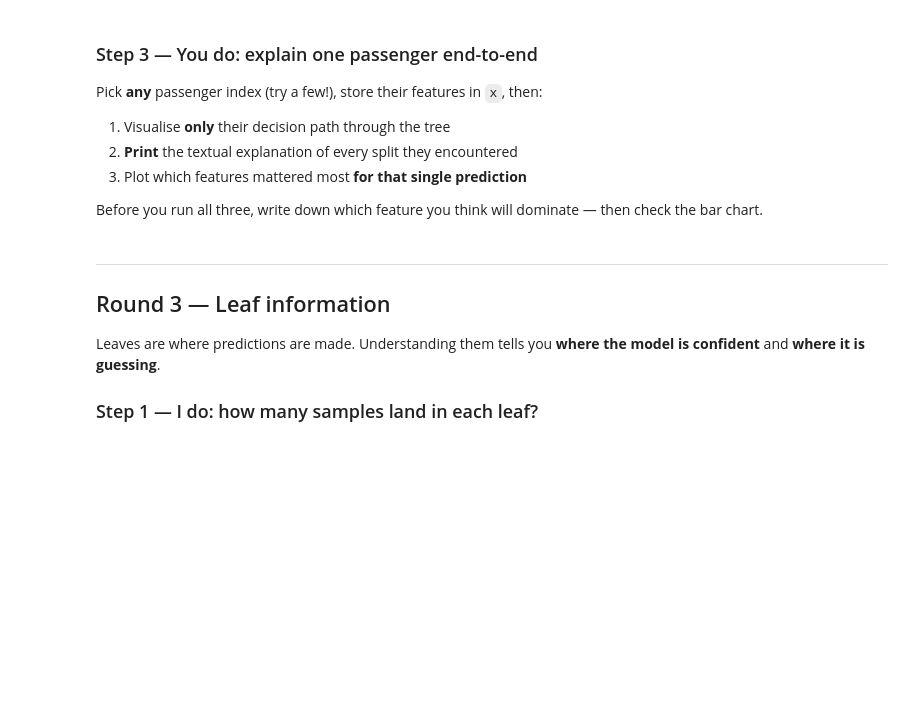
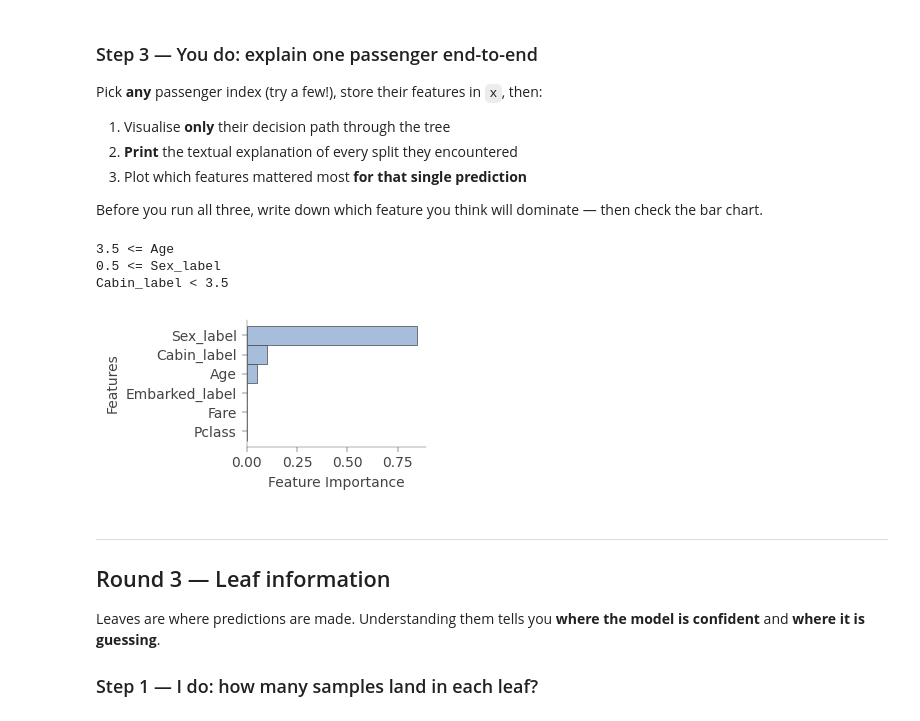
Before and after one commit to HassanAlgoz/AAI, a Jupyter notebook: courses/Machine_Learning/exercises/14/dtree_viz_solution.ipynb, the cells around one changed output. Cells and saved outputs as stored; diff of their text form; code cells hidden in the pictures; blank space fills up the shorter version.

Commit message:
ML: ensure dtreeviz exercise works. also updated M4 index: Decision Trees and Ensembles.

```diff
--- a/courses/Machine_Learning/exercises/14/dtree_viz_solution.ipynb
+++ b/courses/Machine_Learning/exercises/14/dtree_viz_solution.ipynb
@@ -46,6 +49,10 @@ from sklearn.tree import DecisionTreeClassifier
 import dtreeviz
 
 RANDOM_STATE = 1234  # reproducible trees
+
+# "DejaVu Sans" ships with Matplotlib, so dtreeviz text renders on any OS + Colab
+# (the dtreeviz default "Arial" is missing on stock Linux/Colab).
+FONTNAME = "DejaVu Sans"
 # %% [markdown]
 ### Load and prepare the Titanic data
 
@@ -181,22 +213,30 @@ Pick **any** passenger index (try a few!), store their features in `x`, then:
 Before you run all three, write down which feature you think will dominate — then check the bar chart.
 # %%
 passenger_idx = 42
-x = dataset[features].iloc[passenger_idx]
+passenger = dataset[features].iloc[passenger_idx]
+x = passenger.to_numpy()
 
 # 1. Only the nodes on this passenger's path
 viz_model.view(
     x=x,
     show_just_path=True,
+    fontname=FONTNAME,
 )
 
 # 2. Textual walk-through of every split
 print(viz_model.explain_prediction_path(x))
 
 # 3. Per-instance feature importance bar chart
 viz_model.instance_feature_importance(
     x,
     figsize=(3.5, 2),
+    fontname=FONTNAME,
 )
+# %% [output]
+3.5 <= Age
+0.5 <= Sex_label
+Cabin_label < 3.5
+[figure, added]
 # %% [markdown]
 ---
 
```
Also changed, not shown: parts of 11 cells of this notebook, 6 other files.
